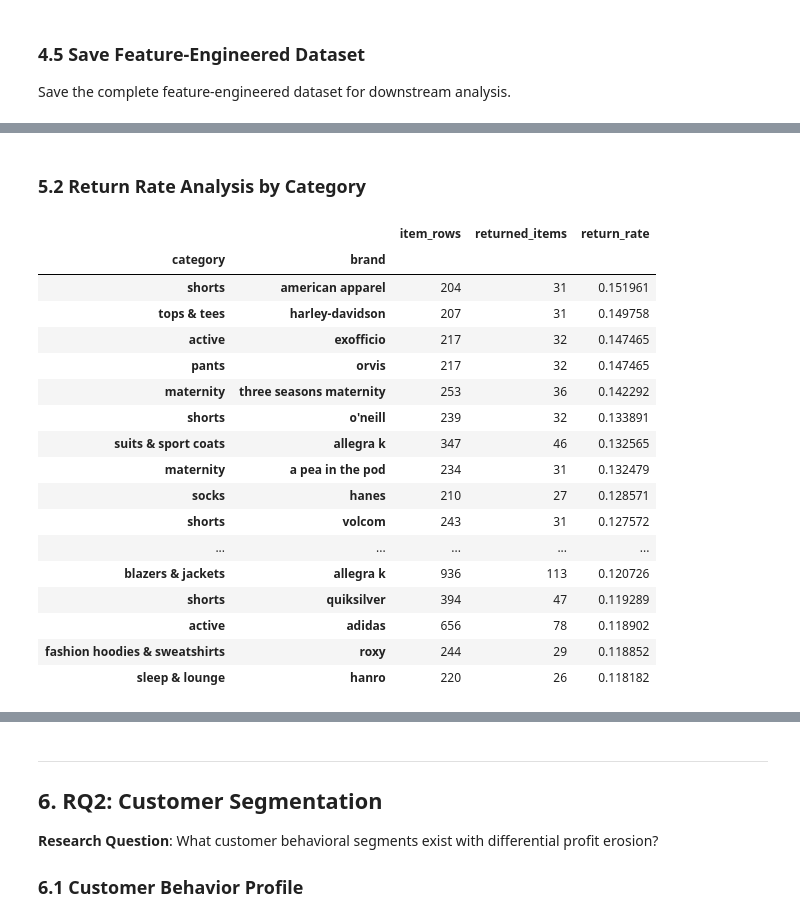
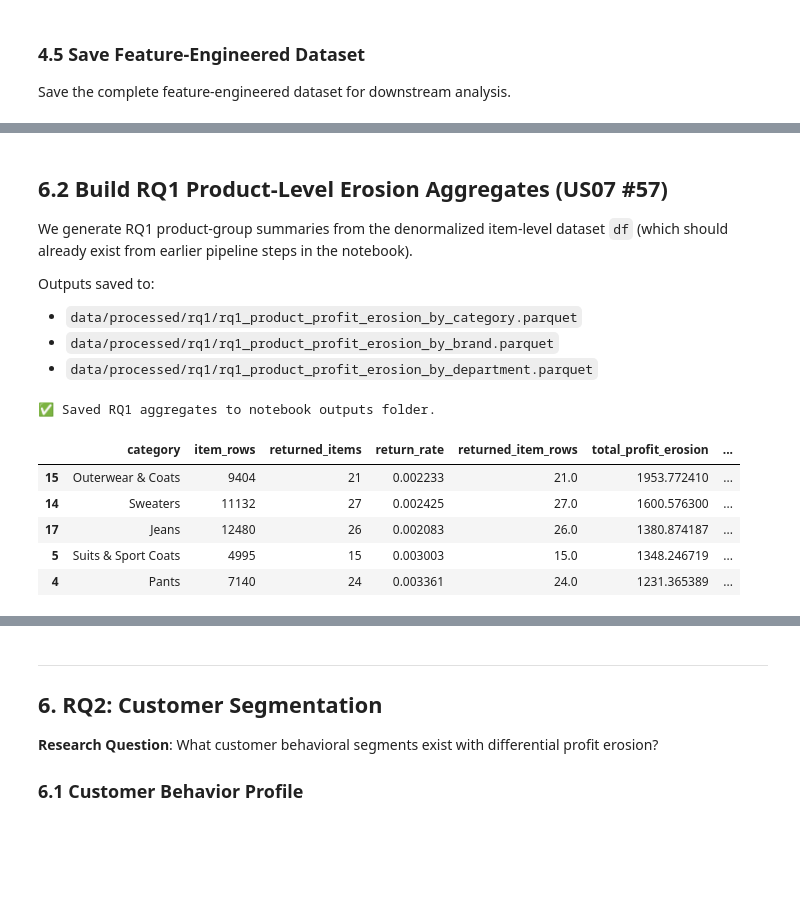
Before and after one commit to kojounfc/unfc-capstone-project-1, a Jupyter notebook: notebooks/profit_erosion_analysis.ipynb, the cells around one changed output, grey strips where cells are left out. Drawn from its saved outputs; the diff is of its cells as text; code cells hidden in the pictures; blank space fills up the shorter version.

Commit message:
refactor(rq1-notebook): standardize execution flow and figure display pattern

```diff
--- a/notebooks/profit_erosion_analysis.ipynb
+++ b/notebooks/profit_erosion_analysis.ipynb
@@ -574,0 +655,23 @@ print("=" * 60)
+# %%
+candidate_files = [
+    PROCESSED_DATA_DIR / "returns_eda_v1.parquet",
+    PROCESSED_DATA_DIR / "feature_engineered_dataset.parquet",
+]
+
+input_file = None
+for f in candidate_files:
+    if f.exists():
+        input_file = f
+        break
+
+if input_file is None:
+    raise FileNotFoundError(
+        "No processed parquet found in data/processed/. "
+        "Expected one of: returns_eda_v1.parquet or feature_engineered_dataset.parquet"
+    )
+
+df = pd.read_parquet(input_file)
+
+print(f"✅ Loaded: {input_file.name}")
+print(f"   Rows: {len(df):,} | Cols: {df.shape[1]:,}")
+print("   Columns (sample):", list(df.columns)[:30])
@@ -609,29 +1060,32 @@ plt.show()
-# %% [markdown]
-### 5.2 Return Rate Analysis by Category
+# %% [markdown]
+## 6.2 Build RQ1 Product-Level Erosion Aggregates (US07 #57)
+
+We generate RQ1 product-group summaries from the denormalized item-level dataset `df`
+(which should already exist from earlier pipeline steps in the notebook).
+
+Outputs saved to:
+- `data/processed/rq1/rq1_product_profit_erosion_by_category.parquet`
+- `data/processed/rq1/rq1_product_profit_erosion_by_brand.parquet`
+- `data/processed/rq1/rq1_product_profit_erosion_by_department.parquet`
 # %%
-# Return rate by category and brand
-ret_by_cat_brand = calculate_return_rates_by_group(
-    df,
-    group_cols=["category", "brand"],
-    min_rows=200
-)
-ret_by_cat_brand.head(20)
+# Assumes df already exists in the notebook (denormalized engineered dataset)
+product_erosion = dt.build_product_profit_erosion_metrics(df)
+
+erosion_cat = product_erosion["by_category"].copy()
+erosion_brand = product_erosion["by_brand"].copy()
+erosion_dept = product_erosion["by_department"].copy()
+
+erosion_cat.to_parquet(RQ1_OUT_DIR / "rq1_product_profit_erosion_by_category.parquet", index=False)
+erosion_brand.to_parquet(RQ1_OUT_DIR / "rq1_product_profit_erosion_by_brand.parquet", index=False)
+erosion_dept.to_parquet(RQ1_OUT_DIR / "rq1_product_profit_erosion_by_department.parquet", index=False)
+
+print("✅ Saved RQ1 aggregates to notebook outputs folder.")
+erosion_cat.head(5)
 # %% [output]
+✅ Saved RQ1 aggregates to notebook outputs folder.
-|  |  | item_rows | returned_items | return_rate |
-| category | brand |  |  |  |
-| shorts | american apparel | 204 | 31 | 0.151961 |
-| tops & tees | harley-davidson | 207 | 31 | 0.149758 |
-| active | exofficio | 217 | 32 | 0.147465 |
-| pants | orvis | 217 | 32 | 0.147465 |
-| maternity | three seasons maternity | 253 | 36 | 0.142292 |
-| shorts | o'neill | 239 | 32 | 0.133891 |
-| suits & sport coats | allegra k | 347 | 46 | 0.132565 |
-| maternity | a pea in the pod | 234 | 31 | 0.132479 |
-| socks | hanes | 210 | 27 | 0.128571 |
-| shorts | volcom | 243 | 31 | 0.127572 |
-| ... | ... | ... | ... | ... |
-| blazers & jackets | allegra k | 936 | 113 | 0.120726 |
-| shorts | quiksilver | 394 | 47 | 0.119289 |
-| active | adidas | 656 | 78 | 0.118902 |
-| fashion hoodies & sweatshirts | roxy | 244 | 29 | 0.118852 |
-| sleep & lounge | hanro | 220 | 26 | 0.118182 |
+|  | category | item_rows | returned_items | return_rate | returned_item_rows | total_profit_erosion | ... |
+| 15 | Outerwear & Coats | 9404 | 21 | 0.002233 | 21.0 | 1953.772410 | ... |
+| 14 | Sweaters | 11132 | 27 | 0.002425 | 27.0 | 1600.576300 | ... |
+| 17 | Jeans | 12480 | 26 | 0.002083 | 26.0 | 1380.874187 | ... |
+| 5 | Suits & Sport Coats | 4995 | 15 | 0.003003 | 15.0 | 1348.246719 | ... |
+| 4 | Pants | 7140 | 24 | 0.003361 | 24.0 | 1231.365389 | ... |
```
Also changed, not shown: parts of 47 cells of this notebook.
